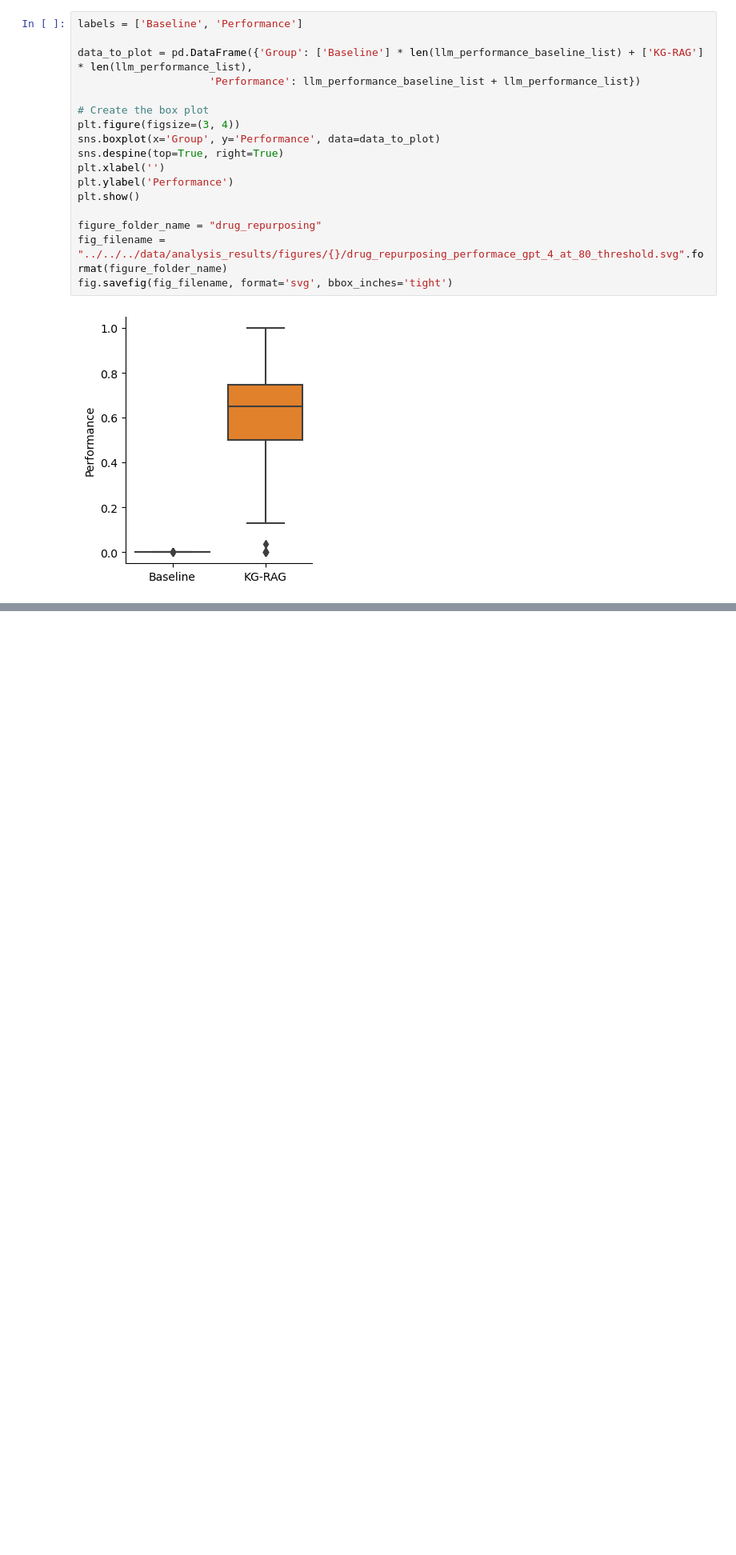
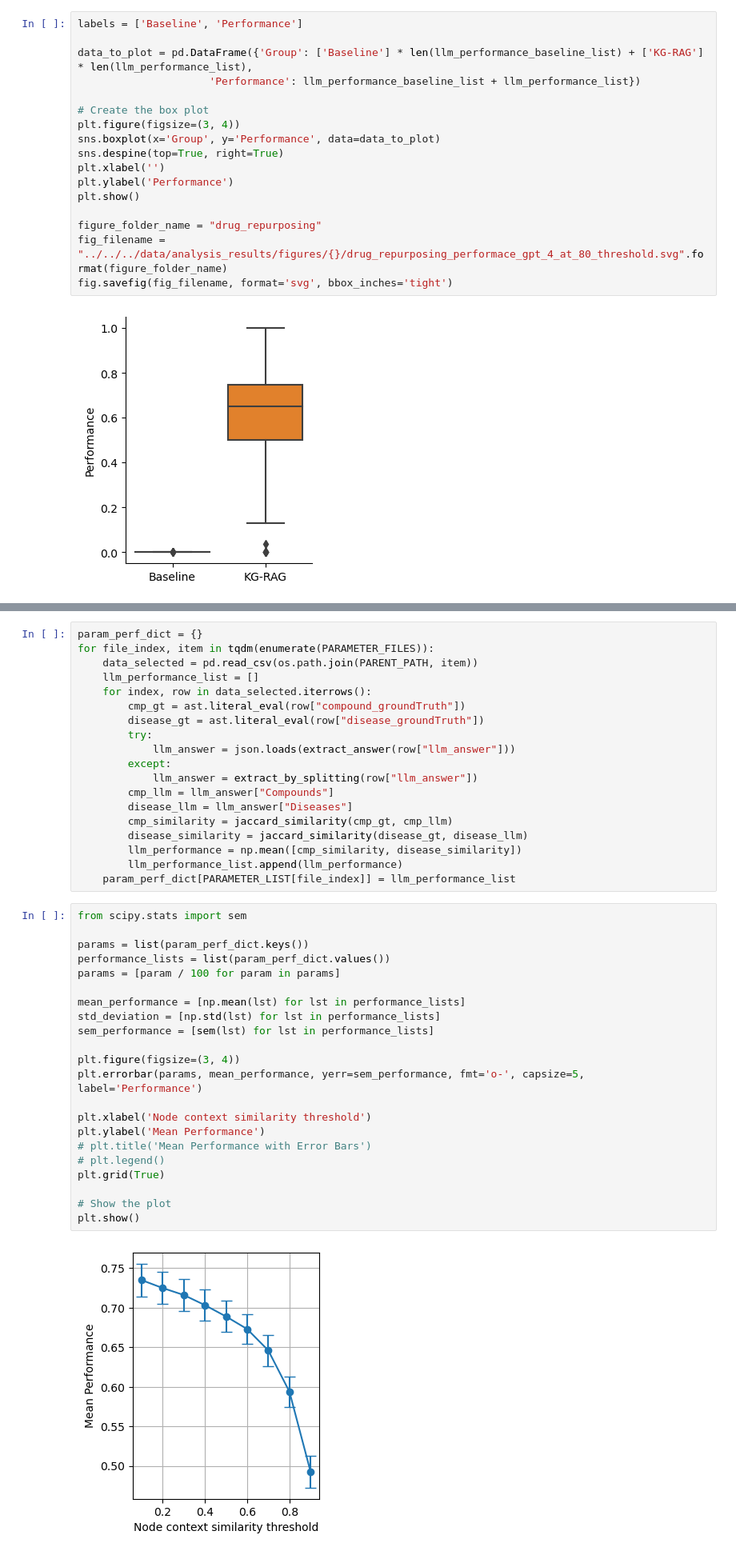
Before and after one commit to BaranziniLab/KG_RAG, a Jupyter notebook: codes/llm_notebooks/analysis/drug_repurposing_analysis.ipynb, the cells around one changed output, grey strips where cells are left out. Shown: that part at 80% size. Saved outputs shown, nothing was run; the diff lists cells and outputs as text; blank space fills up the shorter version.

Commit message:
adding hyper parameter tuning

```diff
--- a/codes/llm_notebooks/analysis/drug_repurposing_analysis.ipynb
+++ b/codes/llm_notebooks/analysis/drug_repurposing_analysis.ipynb
@@ -156,0 +183,43 @@ fig.savefig(fig_filename, format='svg', bbox_inches='tight')
+# %%
+param_perf_dict = {}
+for file_index, item in tqdm(enumerate(PARAMETER_FILES)):
+    data_selected = pd.read_csv(os.path.join(PARENT_PATH, item))
+    llm_performance_list = []
+    for index, row in data_selected.iterrows():
+        cmp_gt = ast.literal_eval(row["compound_groundTruth"])
+        disease_gt = ast.literal_eval(row["disease_groundTruth"])
+        try:
+            llm_answer = json.loads(extract_answer(row["llm_answer"]))
+        except:
+            llm_answer = extract_by_splitting(row["llm_answer"])
+        cmp_llm = llm_answer["Compounds"]
+        disease_llm = llm_answer["Diseases"]
+        cmp_similarity = jaccard_similarity(cmp_gt, cmp_llm)
+        disease_similarity = jaccard_similarity(disease_gt, disease_llm)
+        llm_performance = np.mean([cmp_similarity, disease_similarity])
+        llm_performance_list.append(llm_performance)
+    param_perf_dict[PARAMETER_LIST[file_index]] = llm_performance_list
+# %%
+from scipy.stats import sem
+
+params = list(param_perf_dict.keys())
+performance_lists = list(param_perf_dict.values())
+params = [param / 100 for param in params]
+
+mean_performance = [np.mean(lst) for lst in performance_lists]
+std_deviation = [np.std(lst) for lst in performance_lists]
+sem_performance = [sem(lst) for lst in performance_lists]
+
+plt.figure(figsize=(3, 4))
+plt.errorbar(params, mean_performance, yerr=sem_performance, fmt='o-', capsize=5, label='Performance')
+
+plt.xlabel('Node context similarity threshold')
+plt.ylabel('Mean Performance')
+# plt.title('Mean Performance with Error Bars')
+# plt.legend()
+plt.grid(True)
+
+# Show the plot
+plt.show()
+# %% [output]
+[figure, added]
```
Also changed, not shown: parts of 6 cells of this notebook, 1 other file.
